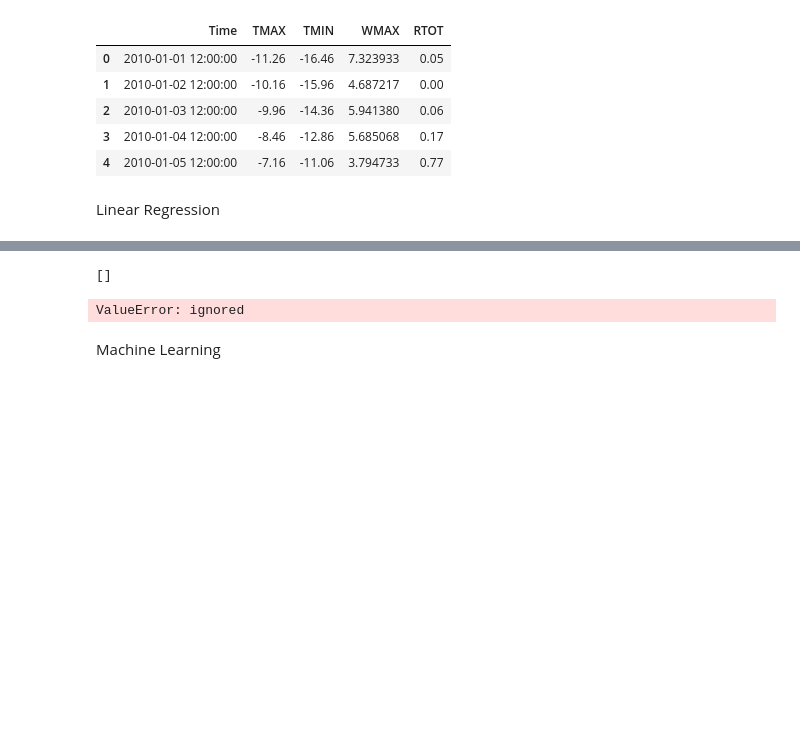
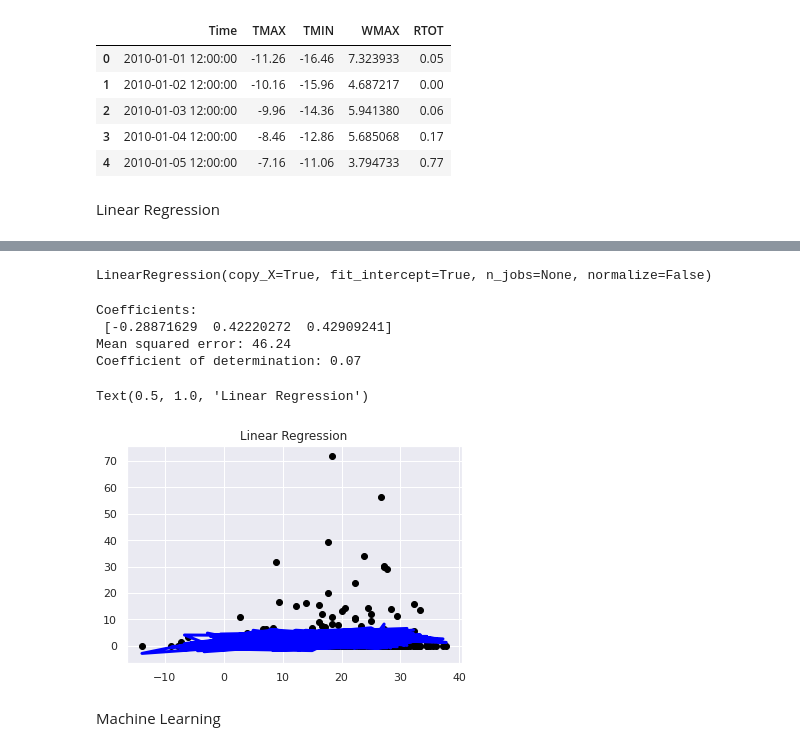
Before and after one commit to dfu2020/ATMS-597-SP-2020-Project-4, a Jupyter notebook: Project4_Joyce.ipynb, the cells around one changed output, grey strips where cells are left out. Cells and saved outputs as stored; diff of their text form; code cells hidden in the pictures; blank space fills up the shorter version.

```diff
--- a/Project4_Joyce.ipynb
+++ b/Project4_Joyce.ipynb
@@ -100,9 +100,11 @@ from sklearn.metrics import mean_squared_error, r2_score
 from sklearn.model_selection import train_test_split
 # %%
 # TODO change to the actual file (not practice)
+Practice_KCMI_df.dropna(inplace=True)
 x = Practice_KCMI_df.drop(['Total_Precip'], axis=1)
 y = Practice_KCMI_df['Total_Precip']
 
+# split into training and testing sets (10% vs 90%)
 x_train, x_test, y_train, y_test = train_test_split(x, y, test_size = 0.1, random_state=123)
 print(x_train.shape, x_test.shape, y_train.shape, y_test.shape)
 # %% [output]
@@ -161,2 +127,0 @@ x_train[x_train['Max_Temp'].isnull()]
-# %%
-x_train.dropna(inplace=True)
@@ -178,7 +127,0 @@ x_train[0:5]
-# %%
-model = LinearRegression(fit_intercept=False)
-
-x_train= np.array(x_train['Max_Temp']).reshape(-1, 1)
-y_train= np.array(y_train).reshape(-1, 1)
-x_test = np.array(x_test['Max_Temp']).reshape(-1, 1)
-y_test = np.array(y_test).reshape(-1, 1)
@@ -188,24 +128,26 @@ y_test = np.array(y_test).reshape(-1, 1)
-# %%
-x = np.isnan(y_test)
-print(np.argwhere(np.isnan(x)))
-# %% [output]
-[]
+# %%
+# Create Model
+lin_model = LinearRegression()
+lin_model.fit(x_train, y_train)
+# %% [output]
+LinearRegression(copy_X=True, fit_intercept=True, n_jobs=None, normalize=False)
 # %%
-lin_model = LinearRegression()
-lin_model.fit(x_train, y_train)
-
+# Print parameters and plot
 print('Coefficients: \n', lin_model.coef_)
 print('Mean squared error: %.2f' % mean_squared_error(y_test, lin_model.predict(x_test)))
 print('Coefficient of determination: %.2f' % r2_score(y_test, lin_model.predict(x_test)))
 
-plt.scatter(x_test, y_test, color='black')
-plt.plot(x_test, lin_model.predict(x_test), color='blue', linewidth=3)
+plt.scatter(x_test['Max_Temp'], y_test, color='black')
+plt.plot(x_test['Max_Temp'], lin_model.predict(x_test), color='blue', linewidth=3)
 
-plt.xticks()
-plt.yticks()
 plt.title('Linear Regression')
 # %% [output]
-ValueError: ignored
+Coefficients:
+ [-0.28871629  0.42220272  0.42909241]
+Mean squared error: 46.24
+Coefficient of determination: 0.07
+Text(0.5, 1.0, 'Linear Regression')
+[figure, added]
 # %% [markdown]
 Machine Learning
 # %% [markdown]
```
Also changed, not shown: parts of 11 cells of this notebook.
